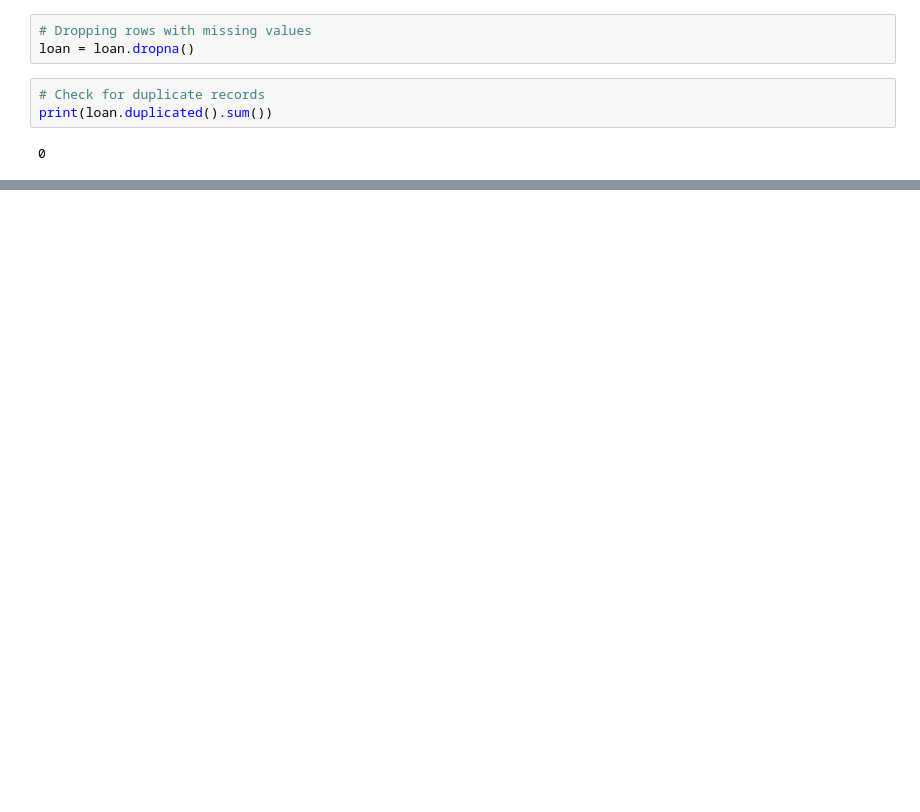
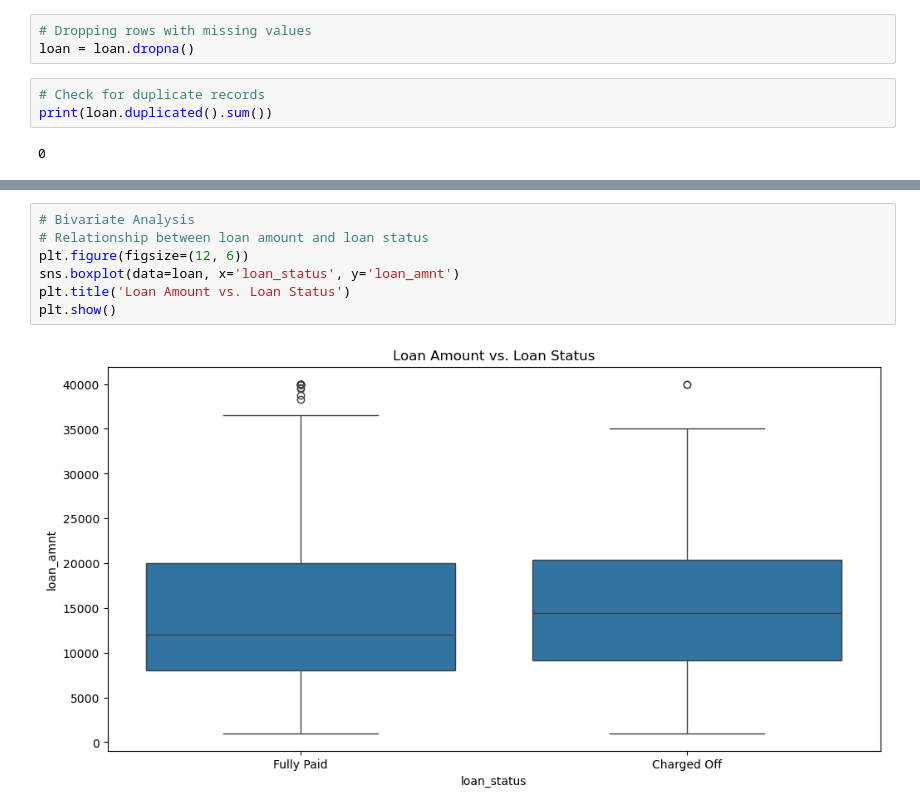
Before and after one commit to neilfatalis/loan-default-prediction, a Jupyter notebook: loan-default-prediction.ipynb, the cells around one changed output, grey strips where cells are left out. Drawn from its saved outputs; the diff is of its cells as text; blank space fills up the shorter version.

```diff
--- a/loan-default-prediction.ipynb
+++ b/loan-default-prediction.ipynb
@@ -164,0 +202,9 @@ Number of columns: 27
+# %%
+# Bivariate Analysis
+# Relationship between loan amount and loan status
+plt.figure(figsize=(12, 6))
+sns.boxplot(data=loan, x='loan_status', y='loan_amnt')
+plt.title('Loan Amount vs. Loan Status')
+plt.show()
+# %% [output]
+[figure, added]
```
Also changed, not shown: parts of 15 cells of this notebook.
